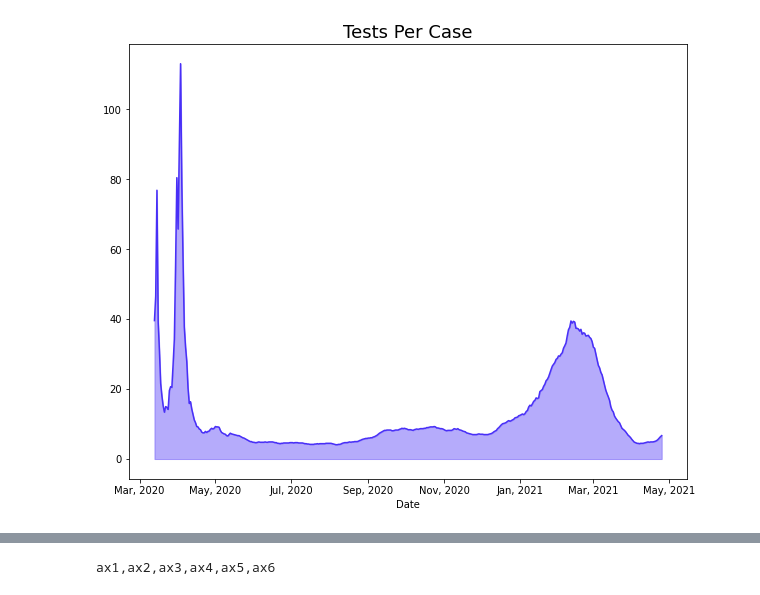
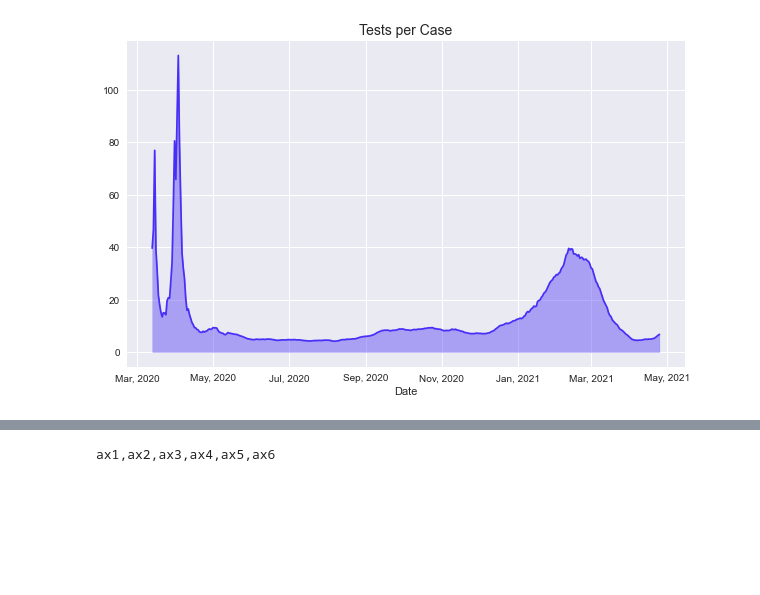
Before and after one commit to mezanur/bangladesh_covid19, a Jupyter notebook: Bangladesh Covid-19 Data Analysis.ipynb, the cells around one changed output, grey strips where cells are left out. Drawn from its saved outputs; the diff is of its cells as text; code cells hidden in the pictures; blank space fills up the shorter version.

```diff
--- a/Bangladesh Covid-19 Data Analysis.ipynb
+++ b/Bangladesh Covid-19 Data Analysis.ipynb
@@ -5,6 +5,8 @@ import pandas as pd
 import numpy as np
 import matplotlib.dates as mpl_dates
 from datetime import datetime
+# %%
+plt.style.use("seaborn")
 # %%
 # The entire data set
 covid_data = pd.read_csv("https://github.com/owid/covid-19-data/blob/master/public/data/owid-covid-data.csv?raw=true", parse_dates=["date"])
@@ -17,13 +24,13 @@ bd_covid_data.drop(columns=["iso_code", "continent", "location"], inplace=True)
 # %%
 bd_covid_data.set_index("date", inplace=True)
 # %%
-plt.figure(figsize=(10, 8))
+plt.figure(figsize=(10, 6))
 date_format = mpl_dates.DateFormatter('%b, %Y')
 plt.plot(bd_covid_data.index, bd_covid_data["tests_per_case"], color='#482ff7')
 plt.fill_between(bd_covid_data.index, bd_covid_data["tests_per_case"], color='#482ff7', alpha=.4)
 plt.gca().xaxis.set_major_formatter(date_format)
 plt.xlabel("Date")
-plt.title("Tests Per Case", size=18)
+plt.title("Tests per Case", size=14)
 plt.show()
 # %% [output]
-[figure, old version]
+[figure, new version]
```
Also changed, not shown: parts of 9 cells of this notebook.
